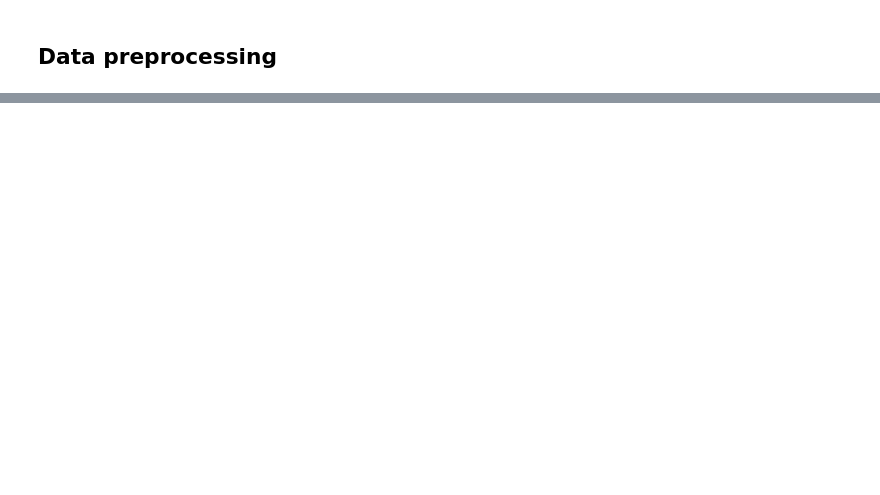
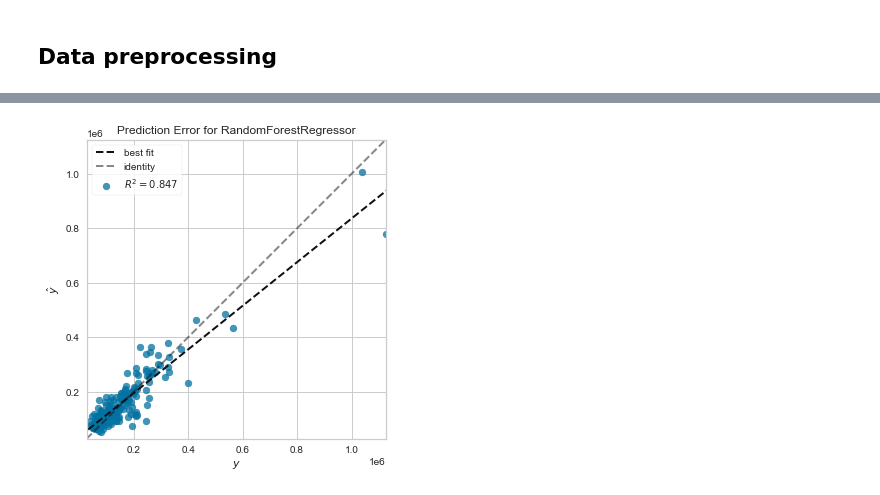
Before and after one commit to sonjaynicolay/Final_Project, a Jupyter notebook: Housing_ML.ipynb, the cells around one changed output, grey strips where cells are left out. Drawn from its saved outputs; the diff is of its cells as text; code cells hidden in the pictures; blank space fills up the shorter version.

```diff
--- a/Housing_ML.ipynb
+++ b/Housing_ML.ipynb
@@ -153,0 +220,5 @@ y_pred = fit_model.predict(X)
+# %%
+# Instantiate the linear model and visualizer
+visualizer = prediction_error(model_1, X_train, y_train, X_test, y_test)
+# %% [output]
+[figure, added]
```
Also changed, not shown: parts of 28 cells of this notebook.
